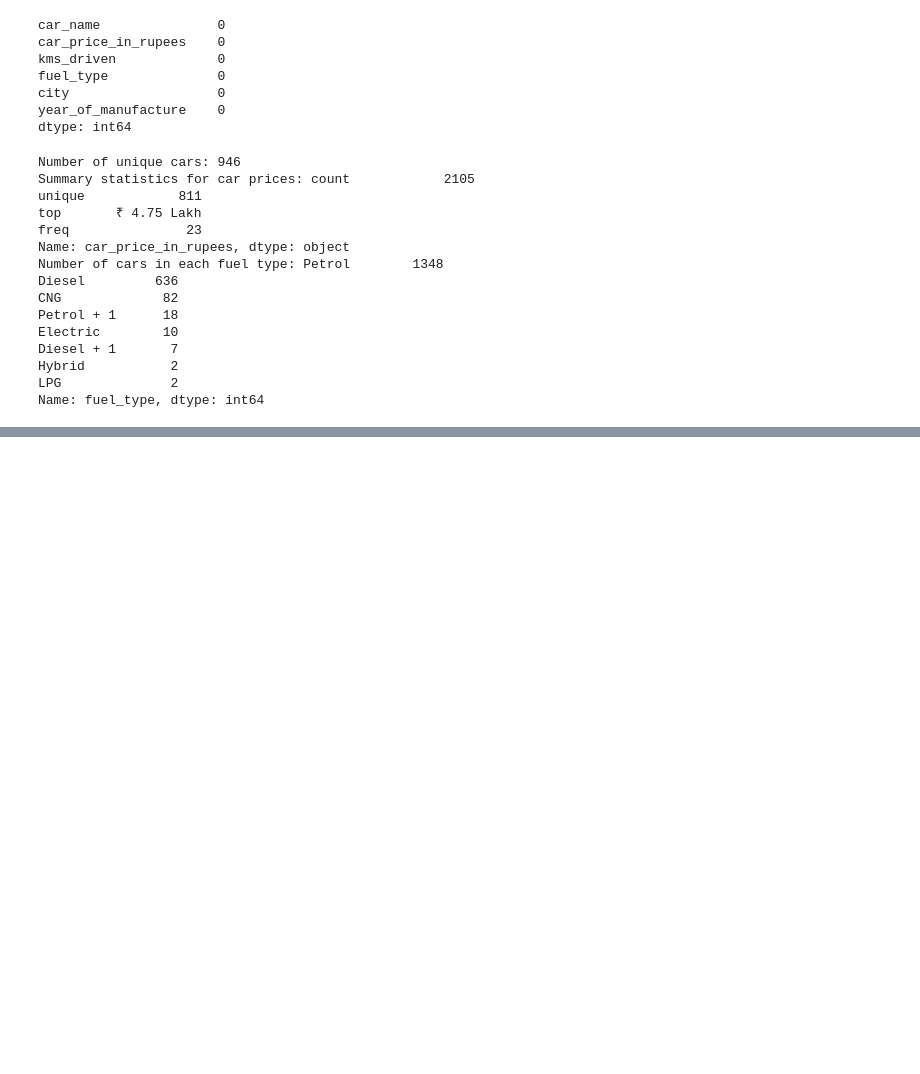
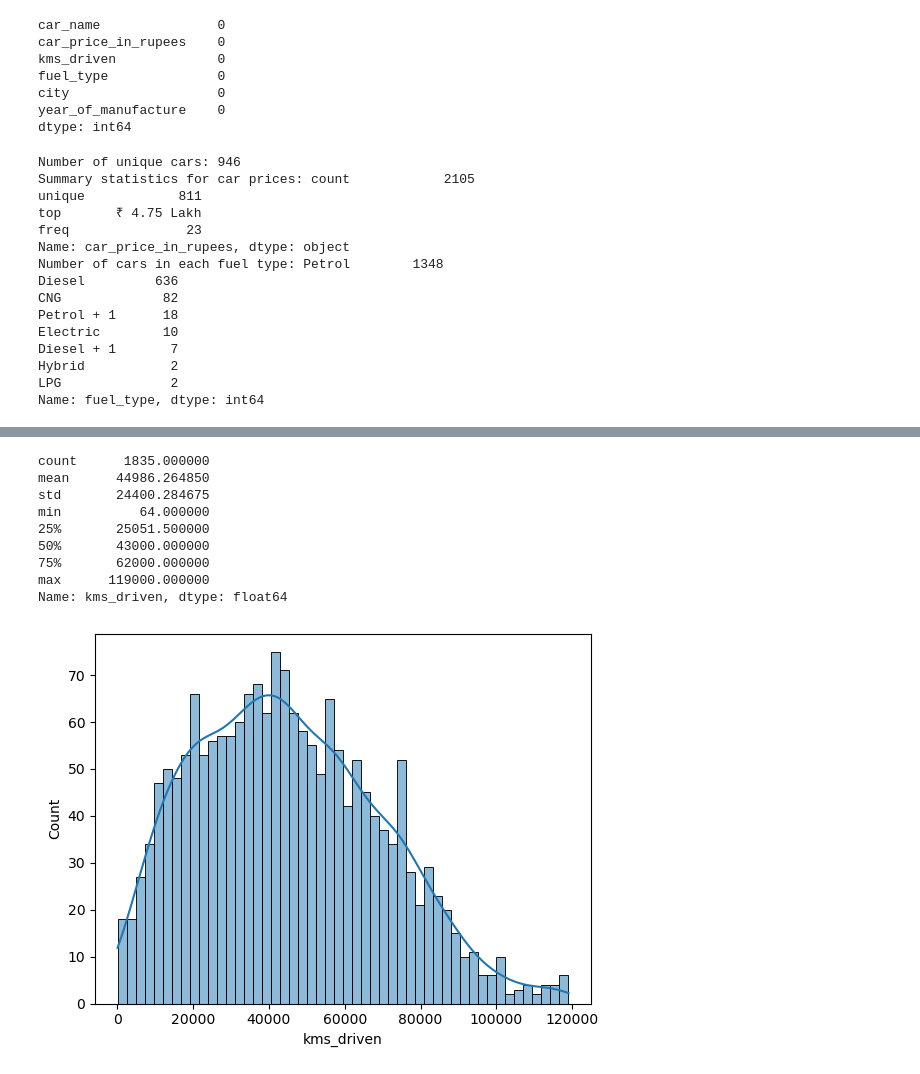
Before and after one commit to YannSko/Portfollio, a Jupyter notebook: Analysis Marketting/Prediction/Cars/car.ipynb, the cells around one changed output, grey strips where cells are left out. Cells and saved outputs as stored; diff of their text form; code cells hidden in the pictures; blank space fills up the shorter version.

```diff
--- a/Analysis Marketting/Prediction/Cars/car.ipynb
+++ b/Analysis Marketting/Prediction/Cars/car.ipynb
@@ -53,0 +94,9 @@ Name: fuel_type, dtype: int64
+# %%
+def clean_kms(kms):
+    return int(kms.replace(',', '').split(' ')[0])
+
+# apply the function to the kms_driven column
+data['kms_driven'] = data['kms_driven'].apply(clean_kms)
+
+# print the dataframe
+print(data)
@@ -53,0 +318,17 @@ Name: fuel_type, dtype: int64
+# %%
+print(data['kms_driven'].describe())
+
+# Create a histogram of kilometers driven
+sns.histplot(data['kms_driven'], bins=50, kde=True)
+plt.show()
+# %% [output]
+count      1835.000000
+mean      44986.264850
+std       24400.284675
+min          64.000000
+25%       25051.500000
+50%       43000.000000
+75%       62000.000000
+max      119000.000000
+Name: kms_driven, dtype: float64
+[figure, added]
```
Also changed, not shown: parts of 48 cells of this notebook.
